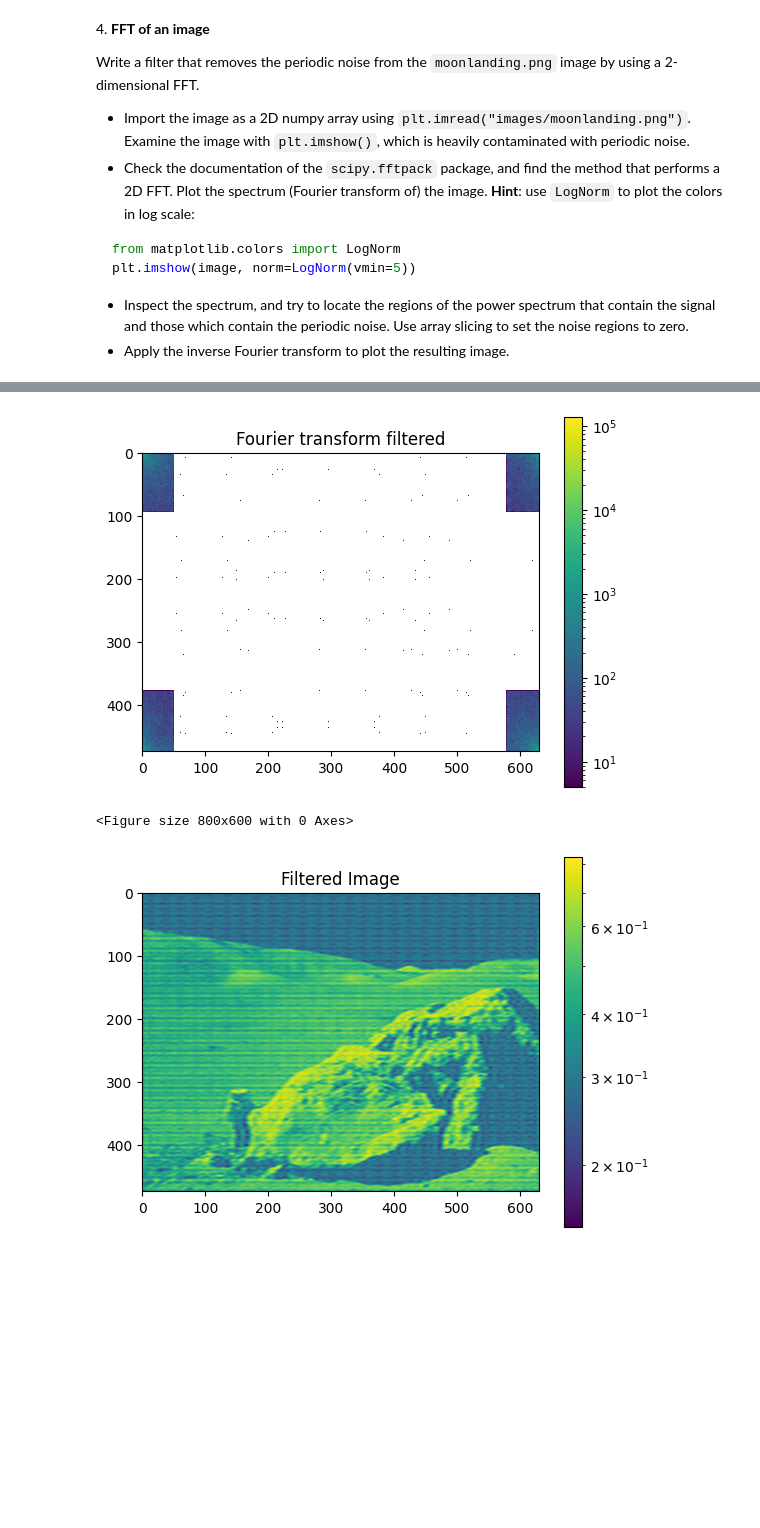
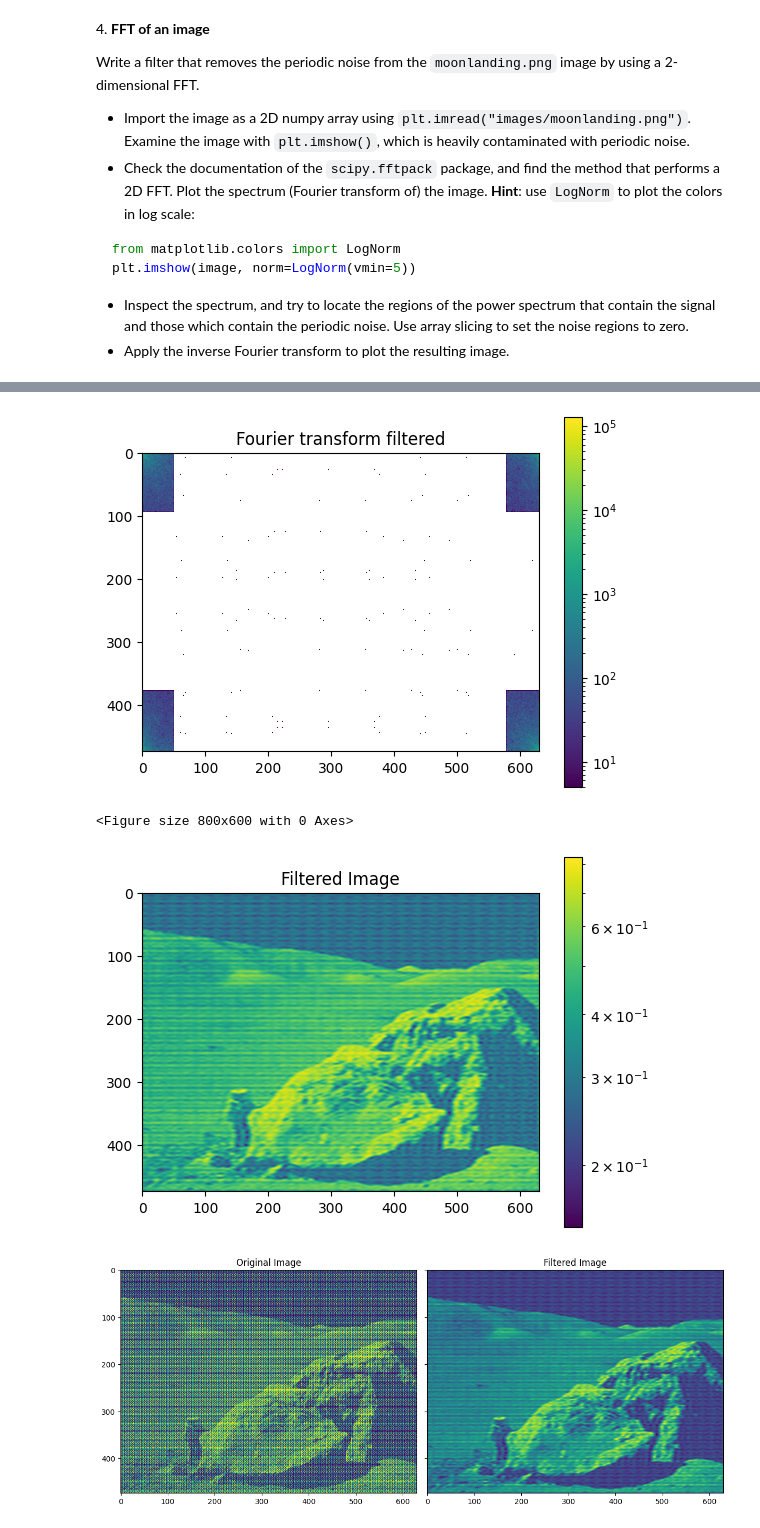
Before and after one commit to anaisbattut/ScientificComputingWithPython2022, a Jupyter notebook: 09ex_numerical.ipynb, the cells around one changed output, grey strips where cells are left out. Cells and saved outputs as stored; diff of their text form; code cells hidden in the pictures; blank space fills up the shorter version.

Commit message:
last set of excersise

```diff
--- a/09ex_numerical.ipynb
+++ b/09ex_numerical.ipynb
@@ -310,40 +289,50 @@ plt.imshow(power, norm=LogNorm(vmin=5))
 plt.colorbar()
 plt.title('Fourier transform')
 
-#We can see that in each corner of Power Spectrum figure, we have some light which corresponds to the signal
-#the rest of the Power Spectrum is populated by periodic lights which corresponds to the periodic noise.
+#We can see that in each corner of the Fourier transform figure, we have some light which corresponds to the signal
+#the rest of the Fourier transform is populated by periodic lights which corresponds to the periodic noise.
+#Therefore, we only need to keep the corners of the Fourier transform to reduce the noise
 
 #Set the noise regions to zero
 image_fft2 = sig_ftt_2d.copy() # create an explicit copy of the FFT
 r, c = image_fft2.shape # rows, columns
 
-#we keep only the first 10% and the last 10% (from 90% to 100%)
+#we only keep the corner of the Fourier transform that are not populated by noise
 image_fft2[int(r*0.20):int(0.80*r),:] = 0
 image_fft2[:,int(c*0.08):int(0.92*c)] = 0
 
-#We can verify that we filtered the fourir transform and we have no more noises
+#We can verify that we filtered the fourier transform and we have no more noises
 plt.figure()
 plt.imshow(np.abs(image_fft2), norm=LogNorm(vmin=5))
 plt.colorbar()
 plt.title('Fourier transform filtered')
 
 #Apply the inverse Fourier transform to plot the resulting image.
 filtered_sig = fftpack.ifft2(image_fft2)
 
 # only take the real part
 real_filtered_signal = np.real(filtered_sig)
 
 # plot the result of the IFFT
 plt.figure(figsize=(8, 6))
 fig, ax = plt.subplots()
 #vmin and vmax are initialized from the minimum and maximum value
 shw = ax.imshow(real_filtered_signal, norm=LogNorm())
 bar = plt.colorbar(shw)
 plt.title('Filtered Image')
 plt.show()
+
+#The final result
+fig, (ax1, ax2) = plt.subplots(1, 2, sharex='col', sharey='row', figsize=(12, 8))
+ax1.imshow(image)
+ax1.set_title("Original Image")
+ax2.imshow(real_filtered_signal)
+ax2.set_title("Filtered Image")
+fig.tight_layout()
 # %% [output]
 [figure]
 [figure]
 [figure]
 <Figure size 800x600 with 0 Axes>
 [figure]
+[figure, added]
```
Also changed, not shown: parts of 5 cells of this notebook, 3 other files.
